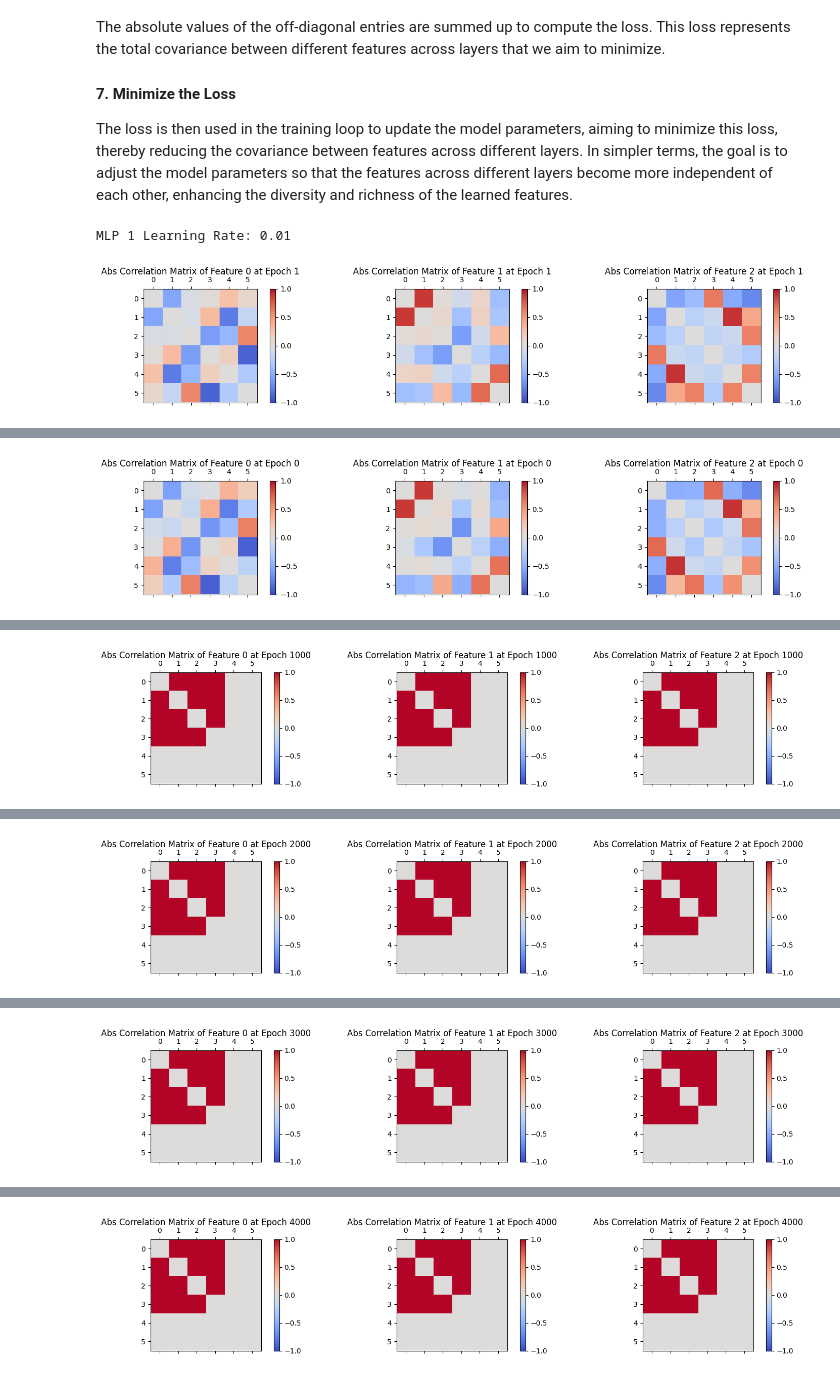
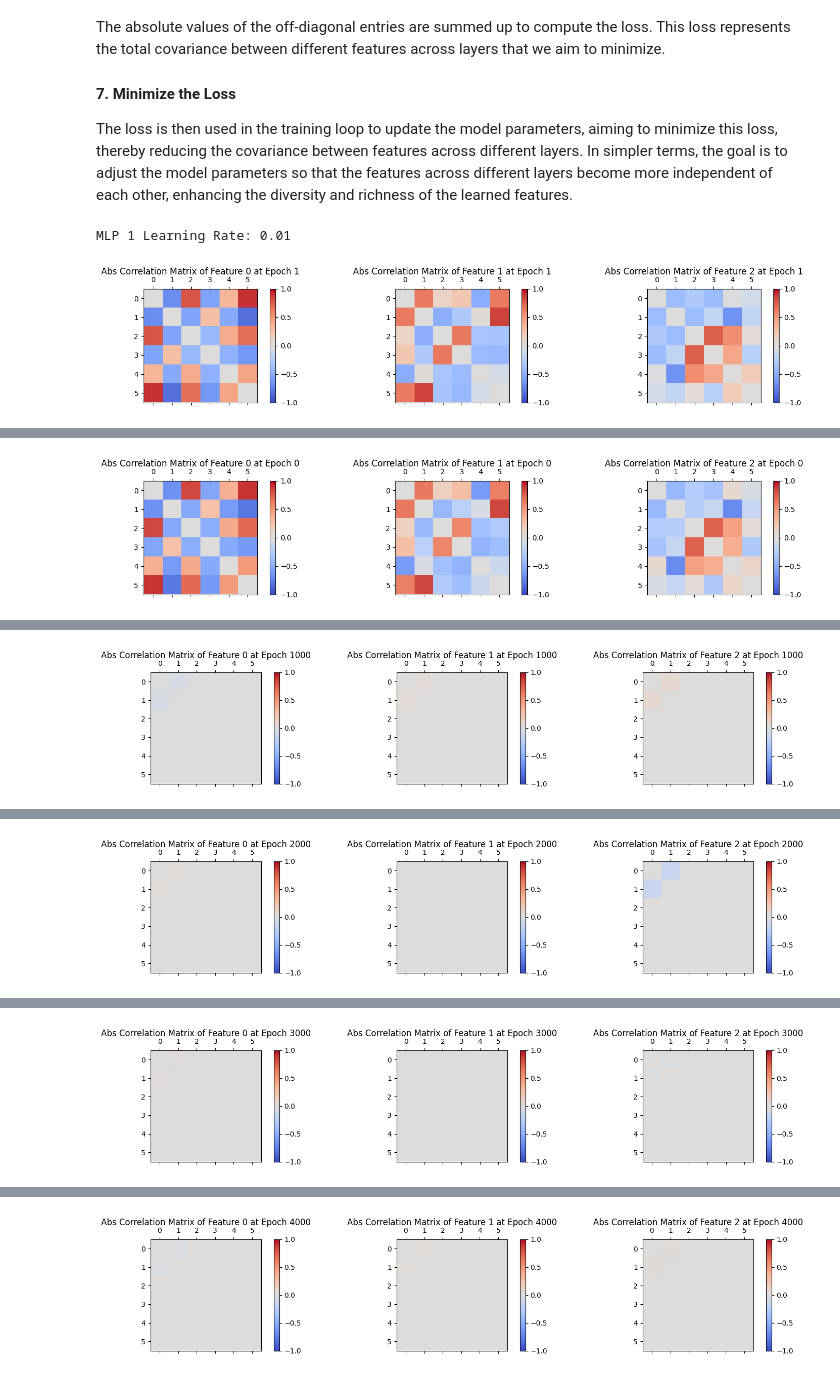
Before and after one commit to alitair/ARENA_2.0, a Jupyter notebook: chapter1_transformers/exercises/monthly_algorithmic_problems/september23_sum/scratch_pad.ipynb, the cells around one changed output, grey strips where cells are left out. Cells and saved outputs as stored; diff of their text form; code cells hidden in the pictures.

```diff
--- a/chapter1_transformers/exercises/monthly_algorithmic_problems/september23_sum/scratch_pad.ipynb
+++ b/chapter1_transformers/exercises/monthly_algorithmic_problems/september23_sum/scratch_pad.ipynb
@@ -374,7 +374,7 @@ import numpy as np
 import math
 
 class MLPLayer(nn.Module):
-    def __init__(self, input_dim, output_dim, scale=.01, hidden_dim=3 ):
+    def __init__(self, input_dim, output_dim, scale=.1, hidden_dim=3 ):
         super(MLPLayer, self).__init__()
         self.fc1 = nn.Linear(input_dim, hidden_dim)
         self.fc2 = nn.Linear(hidden_dim, output_dim)
@@ -383,7 +383,6 @@ class MLPLayer(nn.Module):
     def forward(self, x):
         x = F.relu(self.fc1(x))
         x = self.fc2(x)
-        # x = t.nan_to_num(x, nan=0.0, posinf=0.0, neginf=0.0)
         return x
 
     def initialize_weights(self, scale):
@@ -400,39 +399,15 @@ class MLPLayer(nn.Module):
         nn.init.zeros_(self.fc2.bias)
 
 
-def cov_matrix(data) :
-    c = t.cov(data.T)
-    return c - t.diag(t.diag(c))
-
-# def corr_matrix(data) :
-#     c = t.corrcoef(data.T + 1e-6 )
-#     c = t.nan_to_num(c, nan=0.0, posinf=0.0, neginf=0.0)
-#     return c - t.diag(t.diag(c))
-
 def corr_matrix(data):
-    # Add a small constant to avoid division by zero
     epsilon = 1e-8
-
-    # Compute means
     mean = t.mean(data, dim=0, keepdim=True)
-
-    # Compute demeaned data
     demeaned_data = data - mean
-
-    # Compute covariance matrix
     covariance = t.mm(demeaned_data.T, demeaned_data) / (data.shape[0] - 1)
-
-    # Compute standard deviations, add epsilon to avoid division by zero
     std_dev = t.sqrt(t.diag(covariance) + epsilon).unsqueeze(1)
-
-    # Compute correlation matrix
     correlation = covariance / (std_dev @ std_dev.T)
-
-    # Set the diagonal elements to zero
     correlation -= t.diag(t.diag(correlation))
-
     return correlation
-
 
 # Function to compute correlation of a list of activations
 def compute_matrices(*activations, cofunction=corr_matrix):
@@ -444,7 +419,7 @@ def minimize_matrix_loss(*activations):
     return sum( [ matrix.abs().sum() for i,matrix in enumerate(compute_matrices(*activations))] )
 
 def plot_matrices(activations, epoch, cols=3):
-    matrices = compute_matrices(*activations,cofunction=corr_matrix)
+    matrices = compute_matrices(*activations)
     rows = (len(matrices) + cols - 1) // cols  # Compute the number of rows required
     plt.figure(figsize=(15, 3*rows))
     for i, matrix in enumerate(matrices):
@@ -464,8 +439,6 @@ n_heads    = 6
 X = t.randn((n_samples, n_features))
 coefficients = t.tensor([ float(i) for i in range(1, n_features+1)])
 Y = t.sum(coefficients * X, dim=1, keepdim=True)  + 0.1 * t.randn((n_samples, 1))
-
-# [expression1 if condition else expression2 for item in iterable]
 
 mlps           = [ MLPLayer(n_features, n_features) if i>0 else MLPLayer(n_features, n_features,scale=1.0) for i in range(n_heads)  ]
 
@@ -499,8 +472,15 @@ for epoch in range(steps):
         break
 
     # batch, heads, features
-    mse_losses = nn.MSELoss()(   t.sum(t.stack(activations,dim=1), dim=(1,2)).unsqueeze(1) ,  sampled_Y)
-    combined_loss = mse_losses + regularization_loss
+    stacked_activations = t.stack(activations, dim=1)
+    mse_losses = nn.MSELoss()(   t.sum(stacked_activations, dim=(1,2)).unsqueeze(1) ,  sampled_Y)
+
+
+    # l1_reg_loss = t.sum(t.stack([ t.abs(param).sum() for mlp in mlps for param in mlp.parameters() ]))
+    # l1_reg_loss = .01*t.sum(t.abs(stacked_activations))
+    # l2_reg_loss = .01*t.sum( stacked_activations ** 2)
+
+    combined_loss = mse_losses + regularization_loss #+ l1_reg_loss
 
     if (t.isnan(mse_losses).any()) :
         print("mse_losses")
@@ -520,4 +500,4 @@ for epoch in range(steps):
         plot_matrices(activations, epoch=epoch)
 # %% [output]
 MLP 1 Learning Rate: 0.01
-[figure, old version]
+[figure, new version]
@@ -525 +505 @@ Epoch 1, MSE Loss: 23.705522537231445, Correlation Loss: 34.11506652832031
-[figure, old version]
+[figure, new version]
@@ -527 +507 @@ Epoch 1001, MSE Loss: 15.560676574707031, Correlation Loss: 36.0
-[figure, old version]
+[figure, new version]
@@ -529 +509 @@ Epoch 2001, MSE Loss: 13.124804496765137, Correlation Loss: 36.0
-[figure, old version]
+[figure, new version]
@@ -531 +511 @@ Epoch 3001, MSE Loss: 9.183180809020996, Correlation Loss: 36.0
-[figure, old version]
+[figure, new version]
@@ -533,4 +513,4 @@ Epoch 4001, MSE Loss: 14.832291603088379, Correlation Loss: 36.0
-[figure, old version]
+[figure, new version]
 # %%
 # x = t.tensor( [[(i-50)/100.0,(i-50)/100.0] for i in range(100) ] ).squeeze(0)
 activations = [ mlp(X) for mlp in mlps]
```
Also changed, not shown: parts of 5 cells of this notebook, 4 other files.
